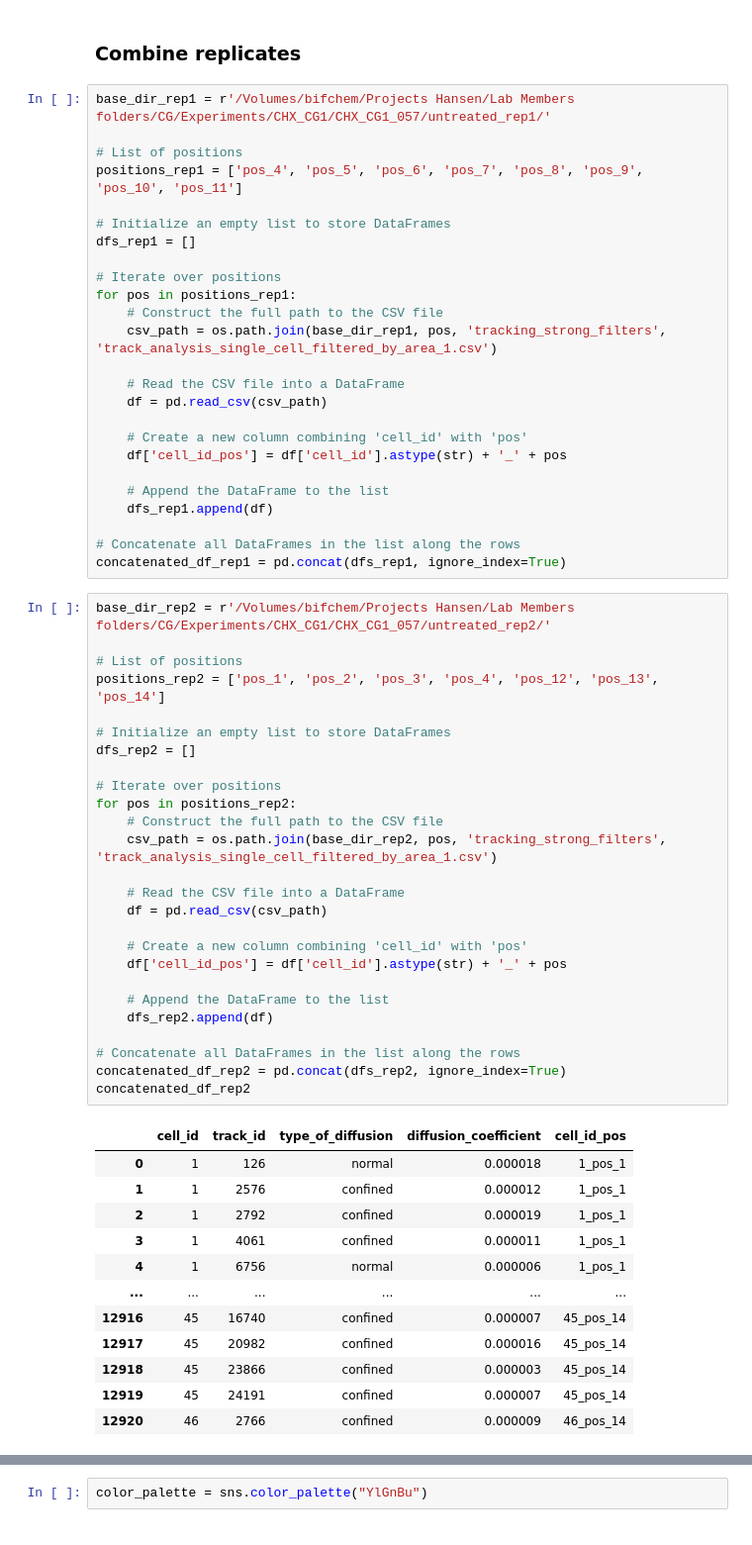
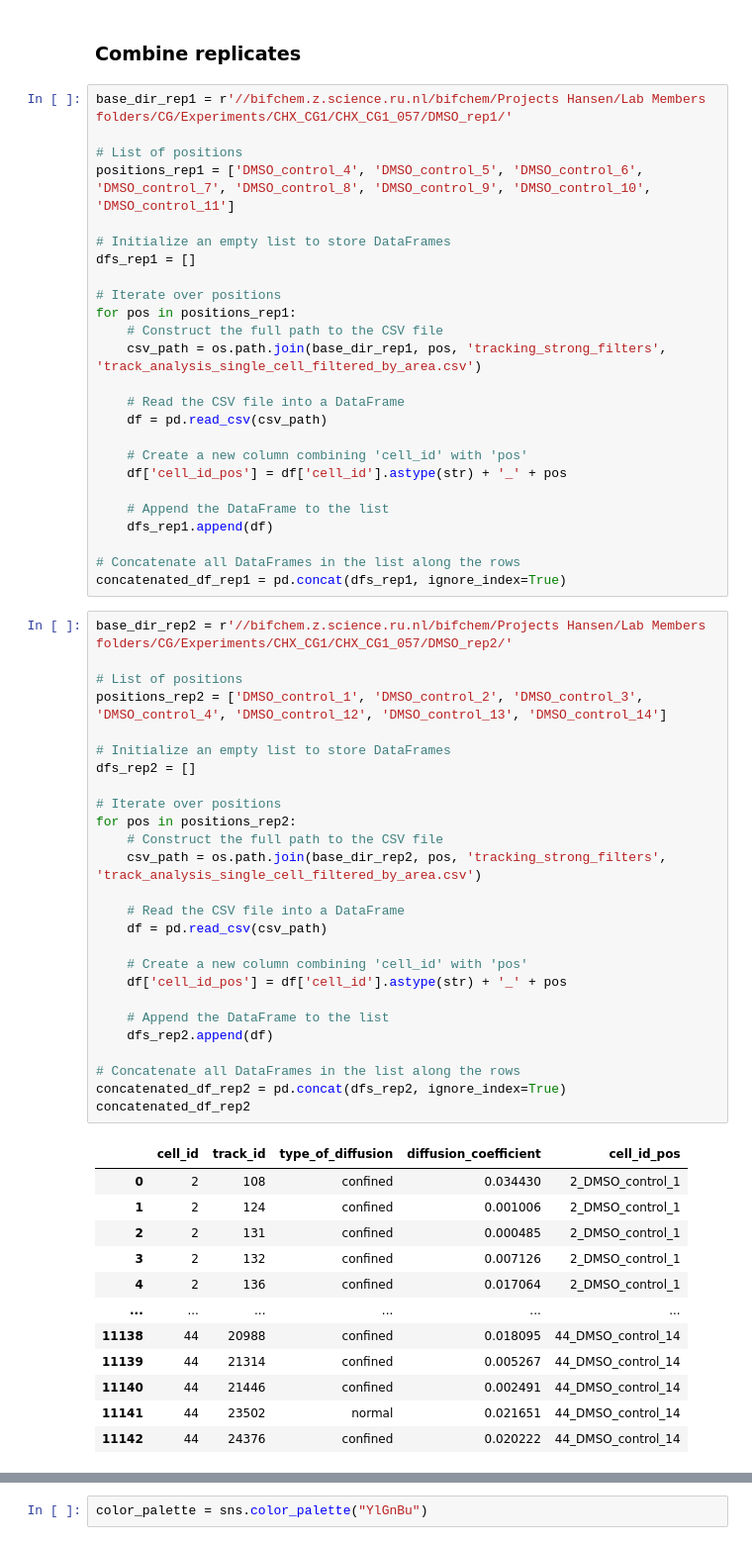
Before and after one commit to XinyuHuRU/RiboBright-project, a Jupyter notebook: single_cell_track_analysis.ipynb, the cells around one changed output, grey strips where cells are left out. Shown at 99% size. Cells and saved outputs as stored; diff of their text form.

```diff
--- a/single_cell_track_analysis.ipynb
+++ b/single_cell_track_analysis.ipynb
@@ -516,10 +446,10 @@ df2.to_csv(file_path2, index=False)
 # %% [markdown]
 ### Combine replicates
 # %%
-base_dir_rep1 = r'/Volumes/bifchem/Projects Hansen/Lab Members folders/CG/Experiments/CHX_CG1/CHX_CG1_057/untreated_rep1/'
+base_dir_rep1 = r'//bifchem.z.science.ru.nl/bifchem/Projects Hansen/Lab Members folders/CG/Experiments/CHX_CG1/CHX_CG1_057/DMSO_rep1/'
 
 # List of positions
-positions_rep1 = ['pos_4', 'pos_5', 'pos_6', 'pos_7', 'pos_8', 'pos_9', 'pos_10', 'pos_11']
+positions_rep1 = ['DMSO_control_4', 'DMSO_control_5', 'DMSO_control_6', 'DMSO_control_7', 'DMSO_control_8', 'DMSO_control_9', 'DMSO_control_10', 'DMSO_control_11']
 
 # Initialize an empty list to store DataFrames
 dfs_rep1 = []
@@ -527,7 +457,7 @@ dfs_rep1 = []
 # Iterate over positions
 for pos in positions_rep1:
     # Construct the full path to the CSV file
-    csv_path = os.path.join(base_dir_rep1, pos, 'tracking_strong_filters', 'track_analysis_single_cell_filtered_by_area_1.csv')
+    csv_path = os.path.join(base_dir_rep1, pos, 'tracking_strong_filters', 'track_analysis_single_cell_filtered_by_area.csv')
 
     # Read the CSV file into a DataFrame
     df = pd.read_csv(csv_path)
@@ -541,41 +471,41 @@ for pos in positions_rep1:
 # Concatenate all DataFrames in the list along the rows
 concatenated_df_rep1 = pd.concat(dfs_rep1, ignore_index=True)
 # %%
-base_dir_rep2 = r'/Volumes/bifchem/Projects Hansen/Lab Members folders/CG/Experiments/CHX_CG1/CHX_CG1_057/untreated_rep2/'
+base_dir_rep2 = r'//bifchem.z.science.ru.nl/bifchem/Projects Hansen/Lab Members folders/CG/Experiments/CHX_CG1/CHX_CG1_057/DMSO_rep2/'
 
 # List of positions
-positions_rep2 = ['pos_1', 'pos_2', 'pos_3', 'pos_4', 'pos_12', 'pos_13', 'pos_14']
+positions_rep2 = ['DMSO_control_1', 'DMSO_control_2', 'DMSO_control_3', 'DMSO_control_4', 'DMSO_control_12', 'DMSO_control_13', 'DMSO_control_14']
 
 # Initialize an empty list to store DataFrames
 dfs_rep2 = []
 
 # Iterate over positions
 for pos in positions_rep2:
     # Construct the full path to the CSV file
-    csv_path = os.path.join(base_dir_rep2, pos, 'tracking_strong_filters', 'track_analysis_single_cell_filtered_by_area_1.csv')
+    csv_path = os.path.join(base_dir_rep2, pos, 'tracking_strong_filters', 'track_analysis_single_cell_filtered_by_area.csv')
 
     # Read the CSV file into a DataFrame
     df = pd.read_csv(csv_path)
 
     # Create a new column combining 'cell_id' with 'pos'
     df['cell_id_pos'] = df['cell_id'].astype(str) + '_' + pos
 
     # Append the DataFrame to the list
     dfs_rep2.append(df)
 
 # Concatenate all DataFrames in the list along the rows
 concatenated_df_rep2 = pd.concat(dfs_rep2, ignore_index=True)
 concatenated_df_rep2
 # %% [output]
 |  | cell_id | track_id | type_of_diffusion | diffusion_coefficient | cell_id_pos |
-| 0 | 1 | 126 | normal | 0.000018 | 1_pos_1 |
-| 1 | 1 | 2576 | confined | 0.000012 | 1_pos_1 |
-| 2 | 1 | 2792 | confined | 0.000019 | 1_pos_1 |
-| 3 | 1 | 4061 | confined | 0.000011 | 1_pos_1 |
-| 4 | 1 | 6756 | normal | 0.000006 | 1_pos_1 |
+| 0 | 2 | 108 | confined | 0.034430 | 2_DMSO_control_1 |
+| 1 | 2 | 124 | confined | 0.001006 | 2_DMSO_control_1 |
+| 2 | 2 | 131 | confined | 0.000485 | 2_DMSO_control_1 |
+| 3 | 2 | 132 | confined | 0.007126 | 2_DMSO_control_1 |
+| 4 | 2 | 136 | confined | 0.017064 | 2_DMSO_control_1 |
 | ... | ... | ... | ... | ... | ... |
-| 12916 | 45 | 16740 | confined | 0.000007 | 45_pos_14 |
-| 12917 | 45 | 20982 | confined | 0.000016 | 45_pos_14 |
-| 12918 | 45 | 23866 | confined | 0.000003 | 45_pos_14 |
-| 12919 | 45 | 24191 | confined | 0.000007 | 45_pos_14 |
-| 12920 | 46 | 2766 | confined | 0.000009 | 46_pos_14 |
+| 11138 | 44 | 20988 | confined | 0.018095 | 44_DMSO_control_14 |
+| 11139 | 44 | 21314 | confined | 0.005267 | 44_DMSO_control_14 |
+| 11140 | 44 | 21446 | confined | 0.002491 | 44_DMSO_control_14 |
+| 11141 | 44 | 23502 | normal | 0.021651 | 44_DMSO_control_14 |
+| 11142 | 44 | 24376 | confined | 0.020222 | 44_DMSO_control_14 |
```
Also changed, not shown: parts of 19 cells of this notebook.
